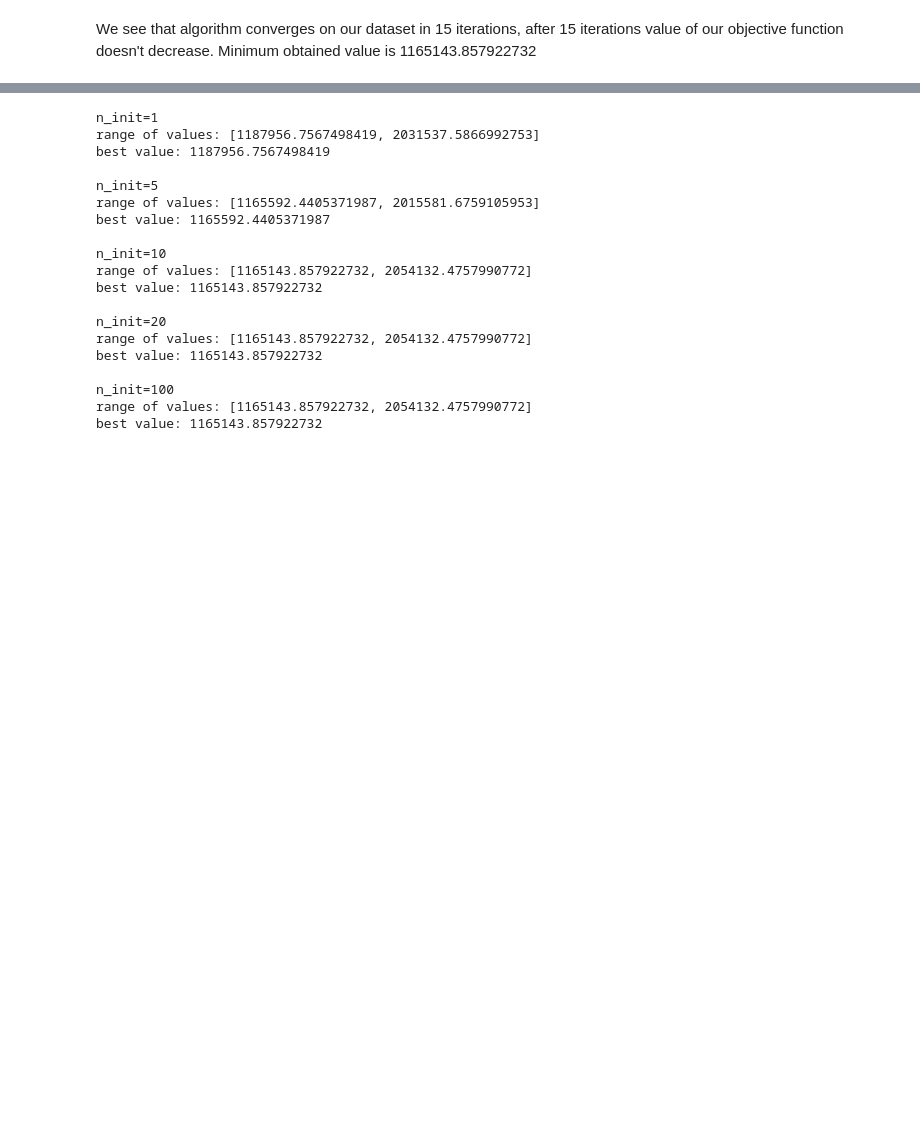
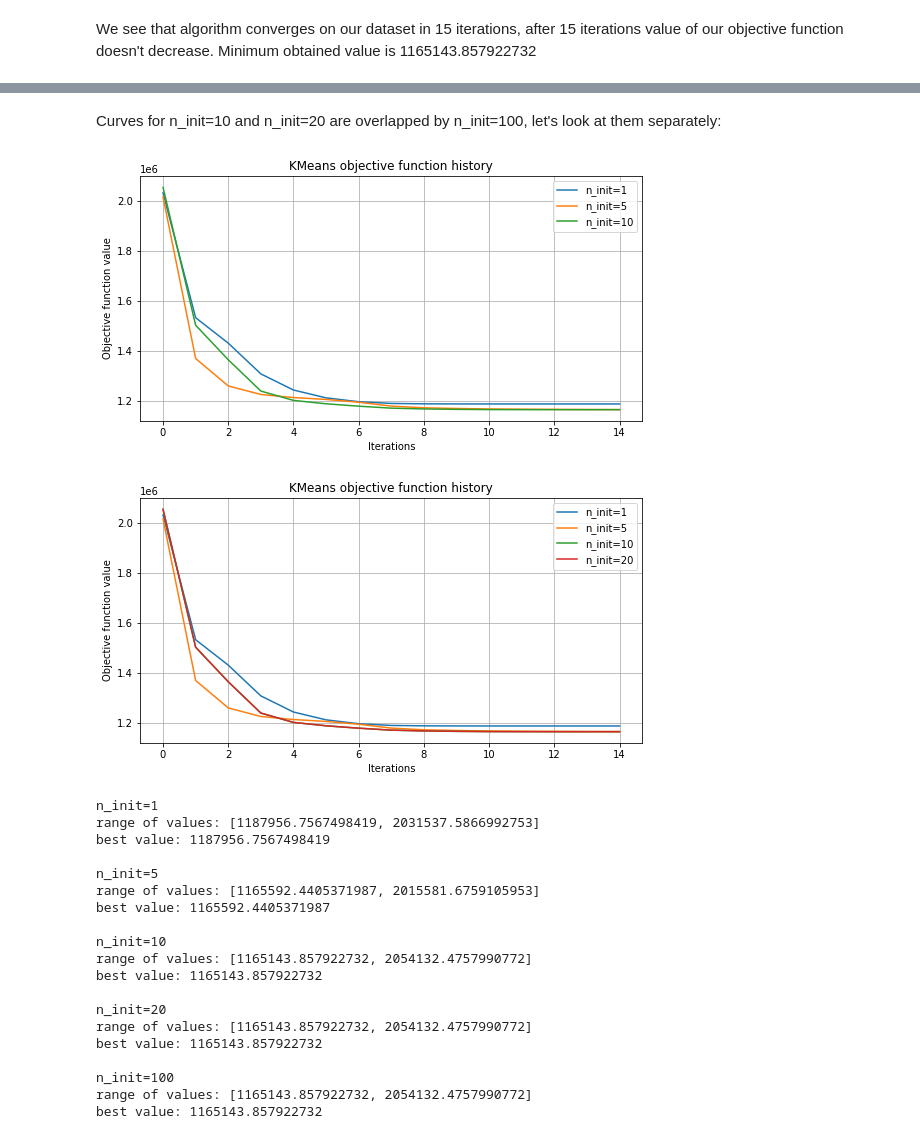
Before and after one commit to Bayramova/rs_school_assignments, a Jupyter notebook: clustering.ipynb, the cells around one changed output, grey strips where cells are left out. Cells and saved outputs as stored; diff of their text form; code cells hidden in the pictures; blank space fills up the shorter version.

```diff
--- a/clustering.ipynb
+++ b/clustering.ipynb
@@ -239,3 +240,11 @@ plot_loss(loss_history, iterations, parameter_name='n_init', title='KMeans objec
+# %% [markdown]
+Curves for n_init=10 and n_init=20 are overlapped by n_init=100, let's look at them separately:
+# %%
+plot_loss(loss_history[:3], n_init[:3], parameter_name='n_init', title='KMeans objective function history', xlabel='Iterations', ylabel='Objective function value')
+plot_loss(loss_history[:4], n_init[:4], parameter_name='n_init', title='KMeans objective function history', xlabel='Iterations', ylabel='Objective function value')
+# %% [output]
+[figure, added]
+[figure, added]
 # %%
 for i in range(len(loss_history)):
     print(f'n_init={n_init[i]}')
```
Also changed, not shown: parts of 16 cells of this notebook.
